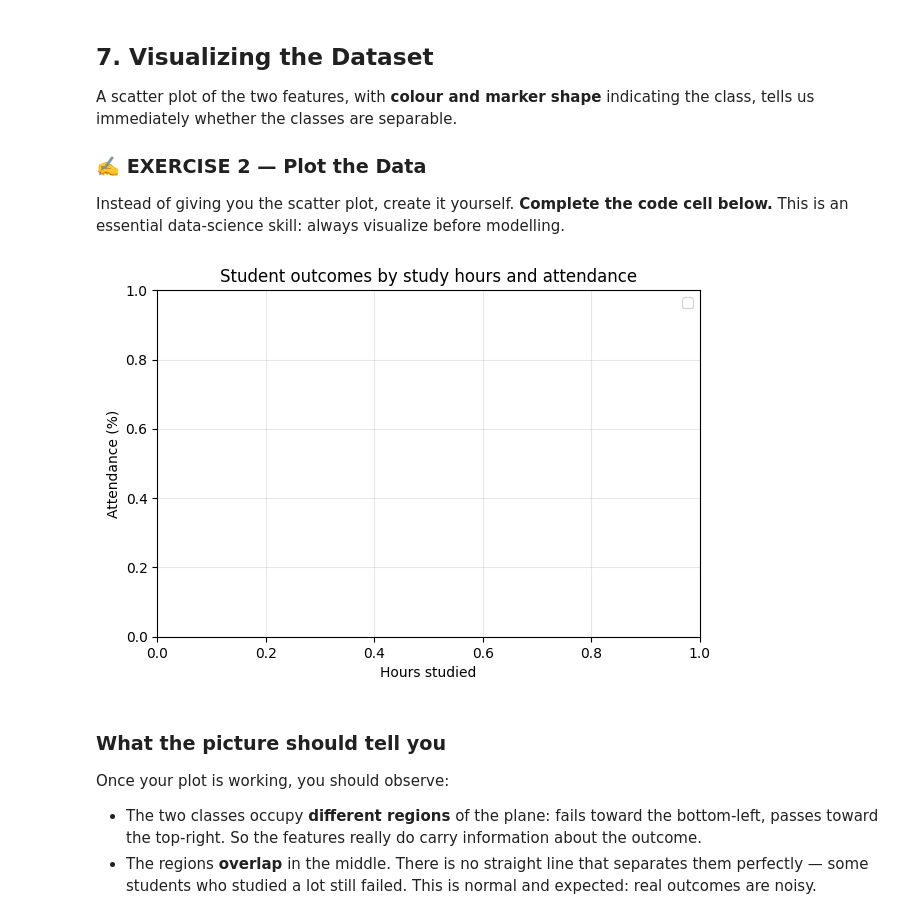
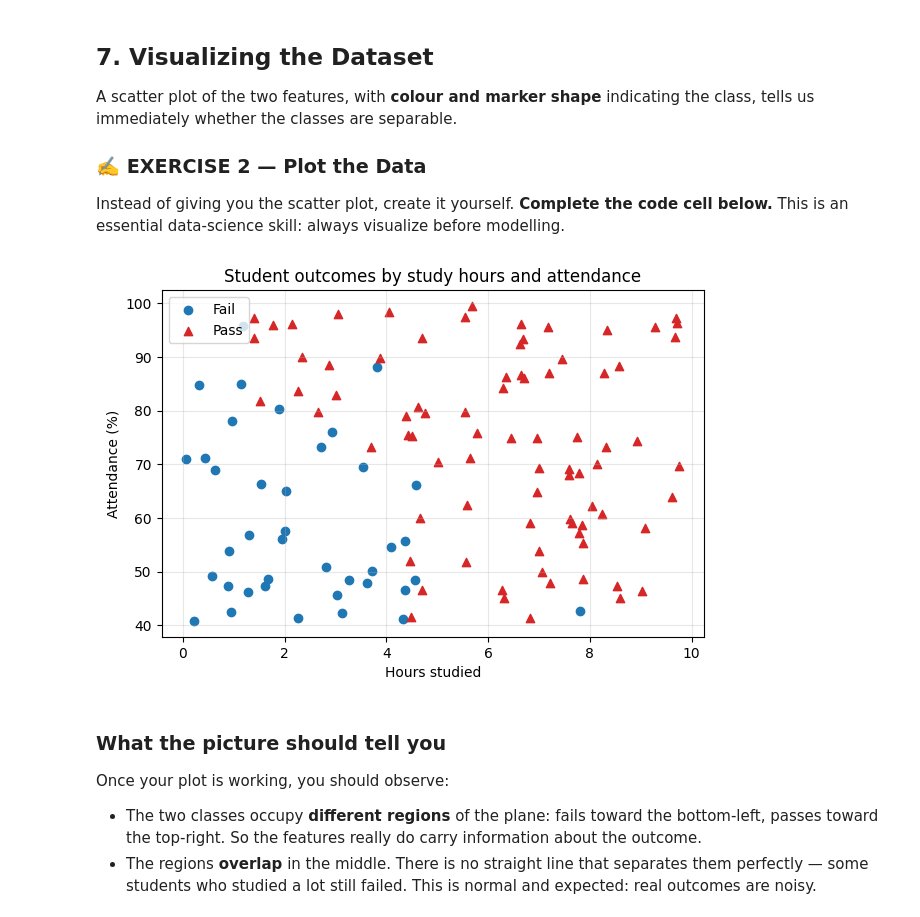
Before and after one commit to Kartikiscalm/IML-LAB-, a Jupyter notebook: Lab3_Logistic_Regression_Binary_Classification.ipynb, the cells around one changed output. Cells and saved outputs as stored; diff of their text form; code cells hidden in the pictures.

```diff
--- a/Lab3_Logistic_Regression_Binary_Classification.ipynb
+++ b/Lab3_Logistic_Regression_Binary_Classification.ipynb
@@ -482,29 +586,55 @@ This is an essential data-science skill: always visualize before modelling.
 # %%
 # ===================== EXERCISE 2 — SCATTER PLOT =====================
 
 # The DataFrame `students` is already loaded with columns:
 #   "hours_studied", "attendance", "passed"
 
 # TODO 1: separate the data into two groups:
 #         `fail` = rows where passed == 0
 #         `pas`  = rows where passed == 1
 # fail = students[...]
 # pas  = students[...]
 
 # TODO 2: create a scatter plot with:
 #         - Fail students as blue circles (marker='o', c='tab:blue')
 #         - Pass students as red triangles (marker='^', c='tab:red')
 #         - x-axis = hours_studied, y-axis = attendance
 #         - axis labels, a title, and a legend
 #         Hint: use plt.scatter() twice, once for each group.
 
+fail = students[students["passed"] == 0]
+pas = students[students["passed"] == 1]
+
+import matplotlib.pyplot as plt
+
+# TODO 1: Separate the data into two groups
+fail = students[students["passed"] == 0]
+pas = students[students["passed"] == 1]
+
+# TODO 2: Create scatter plots
+plt.scatter(
+    fail["hours_studied"],
+    fail["attendance"],
+    marker='o',
+    c='tab:blue',
+    label="Fail"
+)
+
+plt.scatter(
+    pas["hours_studied"],
+    pas["attendance"],
+    marker='^',
+    c='tab:red',
+    label="Pass"
+)
+
 plt.xlabel("Hours studied")
 plt.ylabel("Attendance (%)")
 plt.title("Student outcomes by study hours and attendance")
 plt.legend()
 plt.show()
 # %% [output]
-[figure, old version]
+[figure, new version]
 # %% [markdown]
 ### What the picture should tell you
 
```
Also changed, not shown: parts of 34 cells of this notebook.
